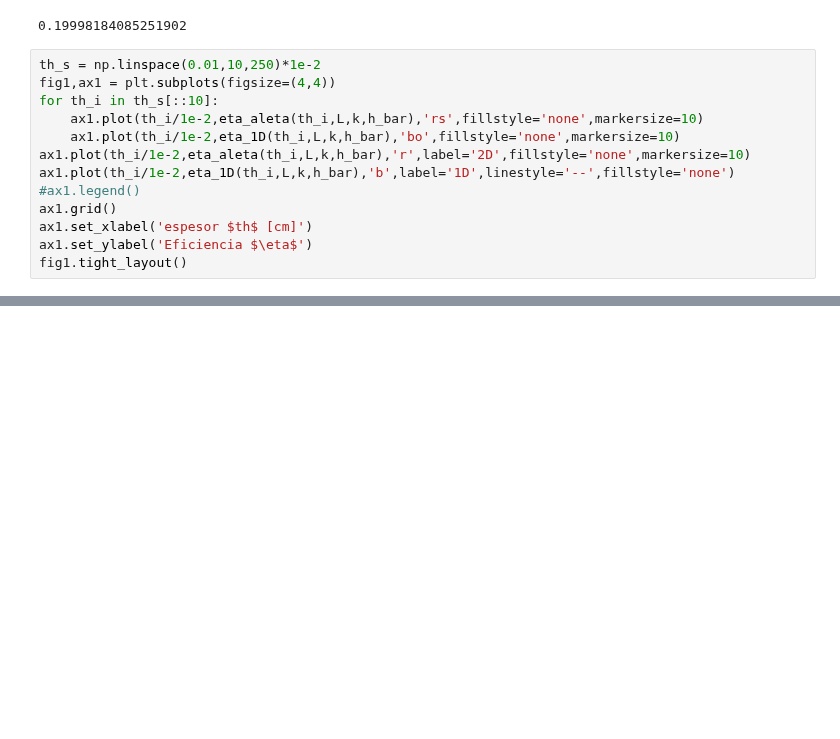
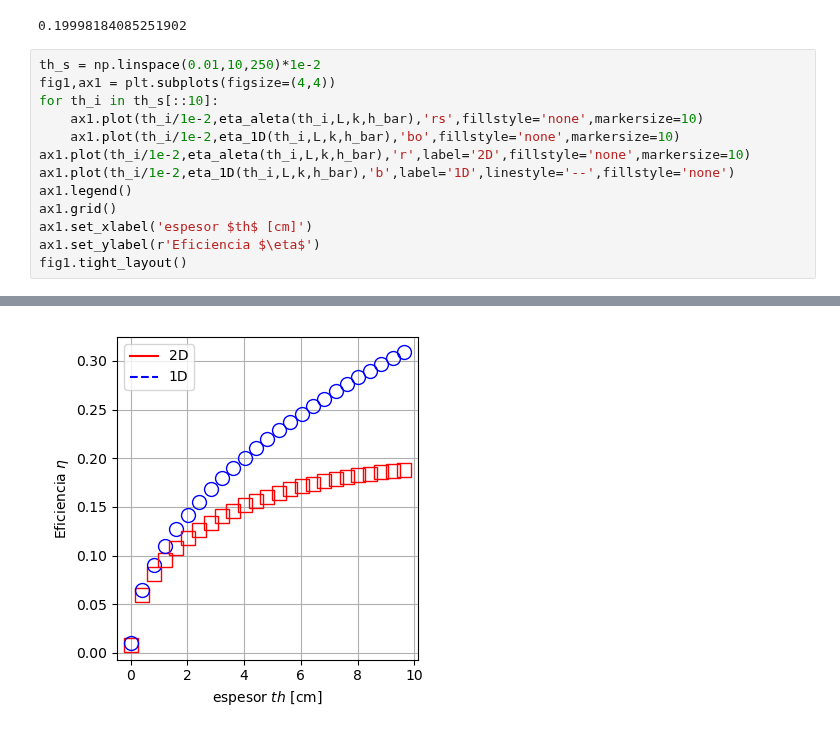
Before and after one commit to juandadamo/clases_fiuba, a Jupyter notebook: 6731/Conduccion2D.ipynb, the cells around one changed output, grey strips where cells are left out. Drawn from its saved outputs; the diff is of its cells as text; blank space fills up the shorter version.

```diff
--- a/6731/Conduccion2D.ipynb
+++ b/6731/Conduccion2D.ipynb
@@ -143,9 +138,9 @@ for th_i in th_s[::10]:
     ax1.plot(th_i/1e-2,eta_1D(th_i,L,k,h_bar),'bo',fillstyle='none',markersize=10)
 ax1.plot(th_i/1e-2,eta_aleta(th_i,L,k,h_bar),'r',label='2D',fillstyle='none',markersize=10)
 ax1.plot(th_i/1e-2,eta_1D(th_i,L,k,h_bar),'b',label='1D',linestyle='--',fillstyle='none')
-#ax1.legend()
+ax1.legend()
 ax1.grid()
 ax1.set_xlabel('espesor $th$ [cm]')
-ax1.set_ylabel('Eficiencia $\eta$')
+ax1.set_ylabel(r'Eficiencia $\eta$')
 fig1.tight_layout()
 # %% [output]
@@ -153,0 +147 @@ fig1.tight_layout()
+[figure, added]
```
Also changed, not shown: parts of 8 cells of this notebook.
